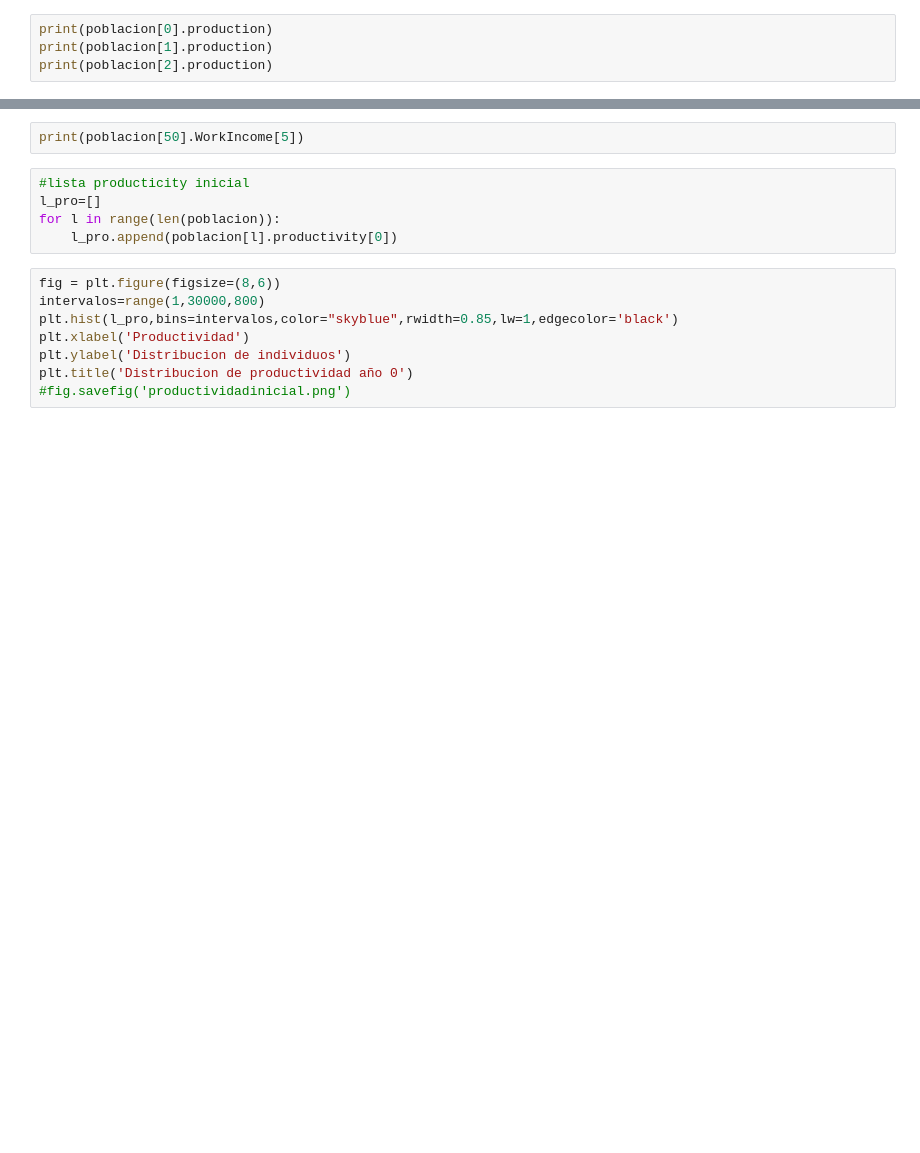
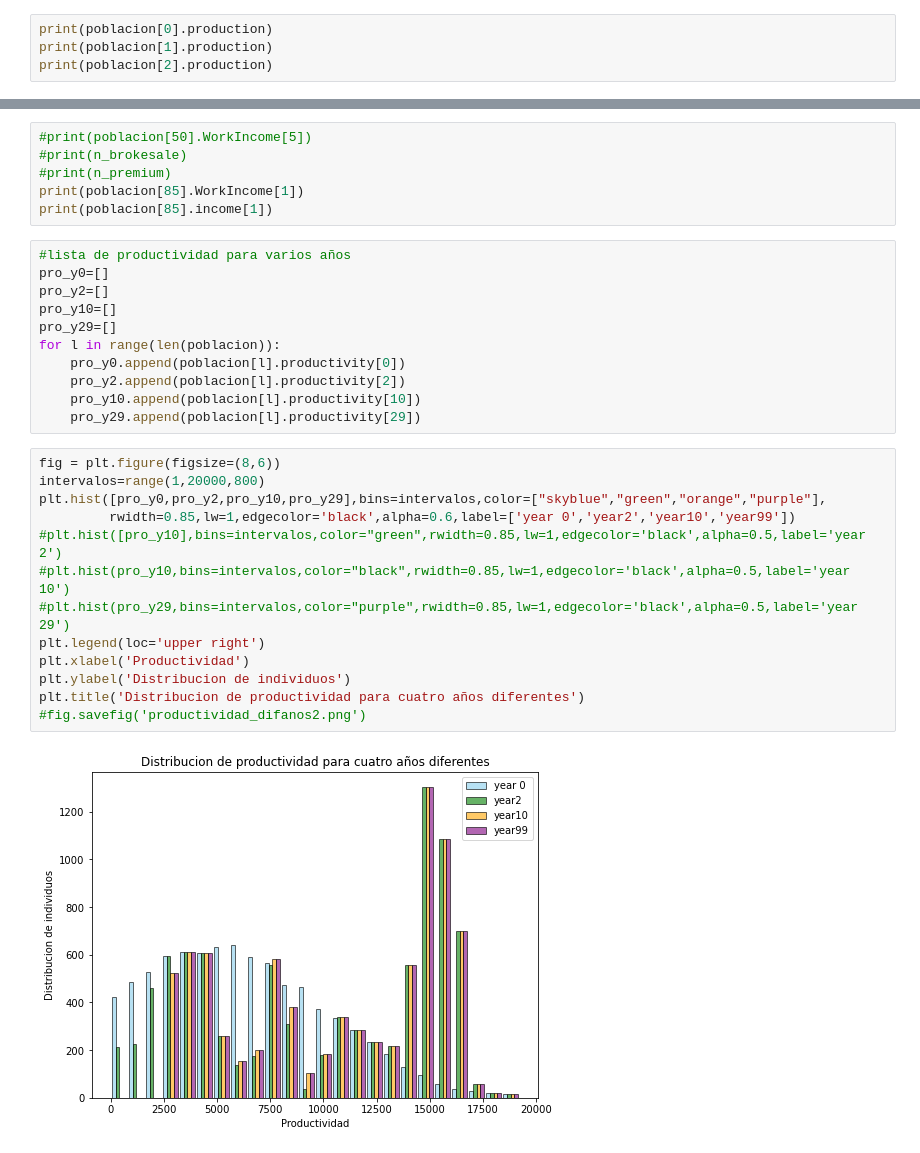
Before and after one commit to aybautistas/Econofisica, a Jupyter notebook: Proyecto.ipynb, the cells around one changed output, grey strips where cells are left out. Cells and saved outputs as stored; diff of their text form; blank space fills up the shorter version.

```diff
--- a/Proyecto.ipynb
+++ b/Proyecto.ipynb
@@ -354,15 +393,32 @@ for i in range(len(poblacion)):
 # %%
-print(poblacion[50].WorkIncome[5])
+#print(poblacion[50].WorkIncome[5])
+#print(n_brokesale)
+#print(n_premium)
+print(poblacion[85].WorkIncome[1])
+print(poblacion[85].income[1])
 # %%
-#lista producticity inicial
-l_pro=[]
+#lista de productividad para varios años
+pro_y0=[]
+pro_y2=[]
+pro_y10=[]
+pro_y29=[]
 for l in range(len(poblacion)):
-    l_pro.append(poblacion[l].productivity[0])
+    pro_y0.append(poblacion[l].productivity[0])
+    pro_y2.append(poblacion[l].productivity[2])
+    pro_y10.append(poblacion[l].productivity[10])
+    pro_y29.append(poblacion[l].productivity[29])
 # %%
 fig = plt.figure(figsize=(8,6))
-intervalos=range(1,30000,800)
-plt.hist(l_pro,bins=intervalos,color="skyblue",rwidth=0.85,lw=1,edgecolor='black')
+intervalos=range(1,20000,800)
+plt.hist([pro_y0,pro_y2,pro_y10,pro_y29],bins=intervalos,color=["skyblue","green","orange","purple"],
+         rwidth=0.85,lw=1,edgecolor='black',alpha=0.6,label=['year 0','year2','year10','year99'])
+#plt.hist([pro_y10],bins=intervalos,color="green",rwidth=0.85,lw=1,edgecolor='black',alpha=0.5,label='year 2')
+#plt.hist(pro_y10,bins=intervalos,color="black",rwidth=0.85,lw=1,edgecolor='black',alpha=0.5,label='year 10')
+#plt.hist(pro_y29,bins=intervalos,color="purple",rwidth=0.85,lw=1,edgecolor='black',alpha=0.5,label='year 29')
+plt.legend(loc='upper right')
 plt.xlabel('Productividad')
 plt.ylabel('Distribucion de individuos')
-plt.title('Distribucion de productividad año 0')
-#fig.savefig('productividadinicial.png')
+plt.title('Distribucion de productividad para cuatro años diferentes')
+#fig.savefig('productividad_difanos2.png')
+# %% [output]
+[figure, added]
```
Also changed, not shown: parts of 15 cells of this notebook.
